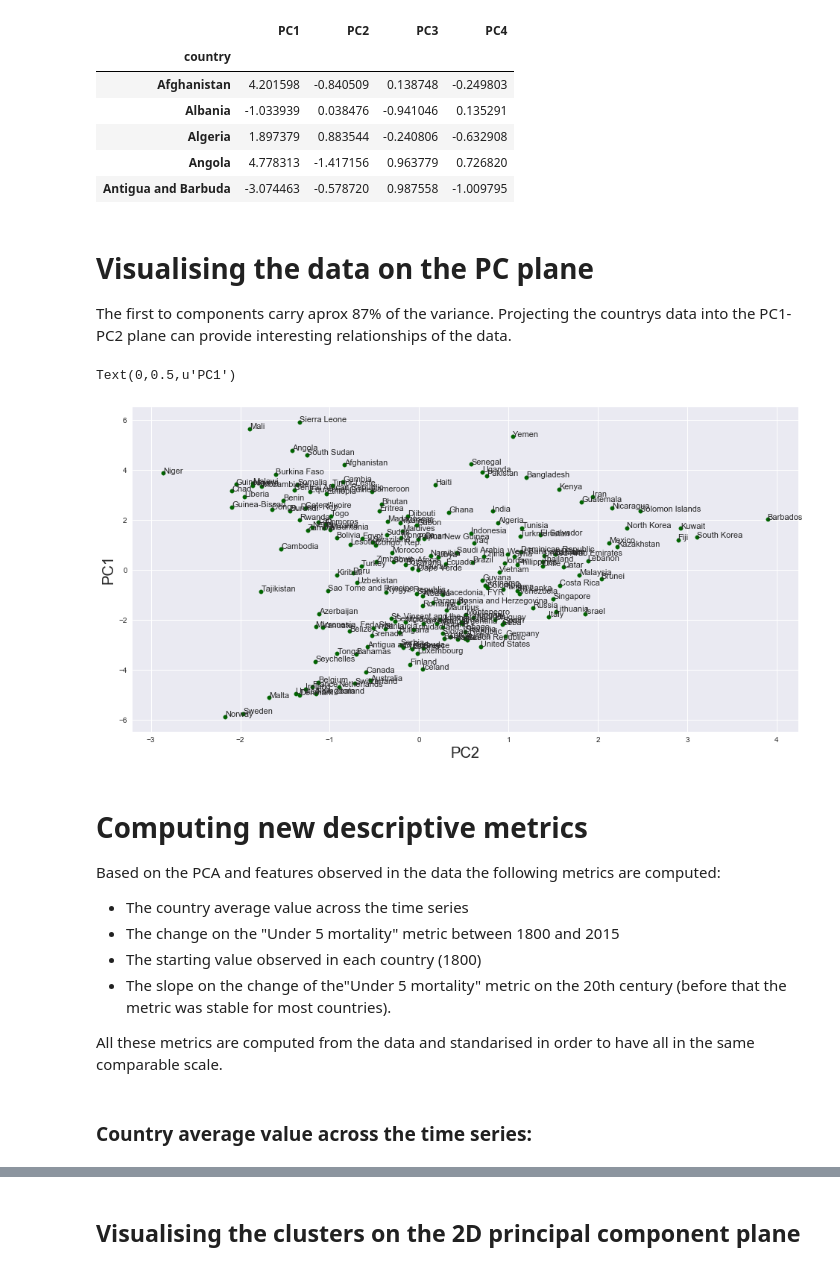
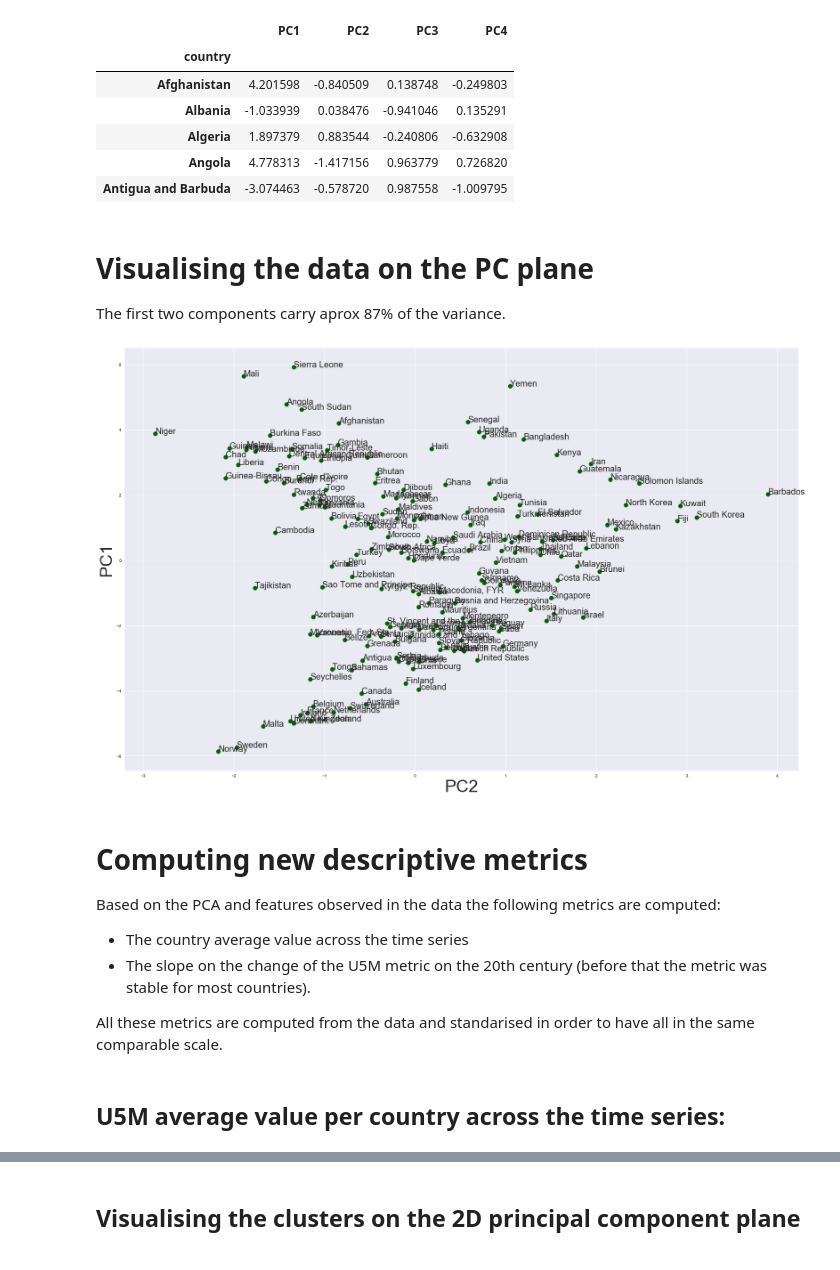
Before and after one commit to crangelsmith/ATI_project, a Jupyter notebook: Presentation_PCA_Clustering.ipynb, the cells around one changed output, grey strips where cells are left out. Cells and saved outputs as stored; diff of their text form; code cells hidden in the pictures.

```diff
--- a/Presentation_PCA_Clustering.ipynb
+++ b/Presentation_PCA_Clustering.ipynb
@@ -127,33 +133,23 @@ child_mortality_PC_df.head()
 | Antigua and Barbuda | -3.074463 | -0.578720 | 0.987558 | -1.009795 |
 # %% [markdown]
 # Visualising the data on the PC plane
-
-The first to components carry aprox 87% of the variance. Projecting the countrys data into the PC1-PC2 plane can provide interesting relationships of the data.
+The first two components carry aprox 87% of the variance.
 # %%
-# compute scatter plot on PC1 and PC2
-ax = child_mortality_PC_df.plot(kind='scatter', x='PC2', y='PC1', figsize=(16,8),color='DarkGreen',s = 30)
-
-# add country names to the plot
+ax = child_mortality_PC_df.plot(kind='scatter', x='PC2', y='PC1', figsize=(28,18),color='DarkGreen',s = 100);ax.set_xlabel('PC2', fontsize=40); ax.set_ylabel('PC1',fontsize=40)
 for i, country in enumerate(child_mortality_PC_df.index):
-    ax.annotate(country, (child_mortality_PC_df.iloc[i].PC2, child_mortality_PC_df.iloc[i].PC1),fontsize=11)
-
-ax.set_xlabel('PC2', fontsize=20)
-ax.set_ylabel('PC1',fontsize=20)
+    ax.annotate(country, (child_mortality_PC_df.iloc[i].PC2, child_mortality_PC_df.iloc[i].PC1),fontsize=20)
 # %% [output]
-Text(0,0.5,u'PC1')
-[figure, old version]
+[figure, new version]
 # %% [markdown]
 # Computing new descriptive metrics
 
 Based on the PCA and features observed in the data the following metrics are computed:
 * The country average value across the time series
-* The change on the "Under 5 mortality" metric between 1800 and 2015
-* The starting value observed in each country (1800)
-* The slope on the change of the"Under 5 mortality" metric on the 20th century (before that the metric was stable for most countries).
+* The slope on the change of the U5M metric on the 20th century (before that the metric was stable for most countries).
 
 All these metrics are computed from the data and standarised in order to have all in the same comparable scale.
 # %% [markdown]
-### Country average value across the time series:
+## U5M average value per country across the time series:
 # %%
 #compute the country average value from the scaled dataset, add it to the PC dataframe
 child_mortality_PC_df['country_mean_scaled'] = pd.Series(scaled_child_mortality_df.mean(axis=1), index=scaled_child_mortality_df.index)
```
Also changed, not shown: parts of 44 cells of this notebook, 1 other file.
